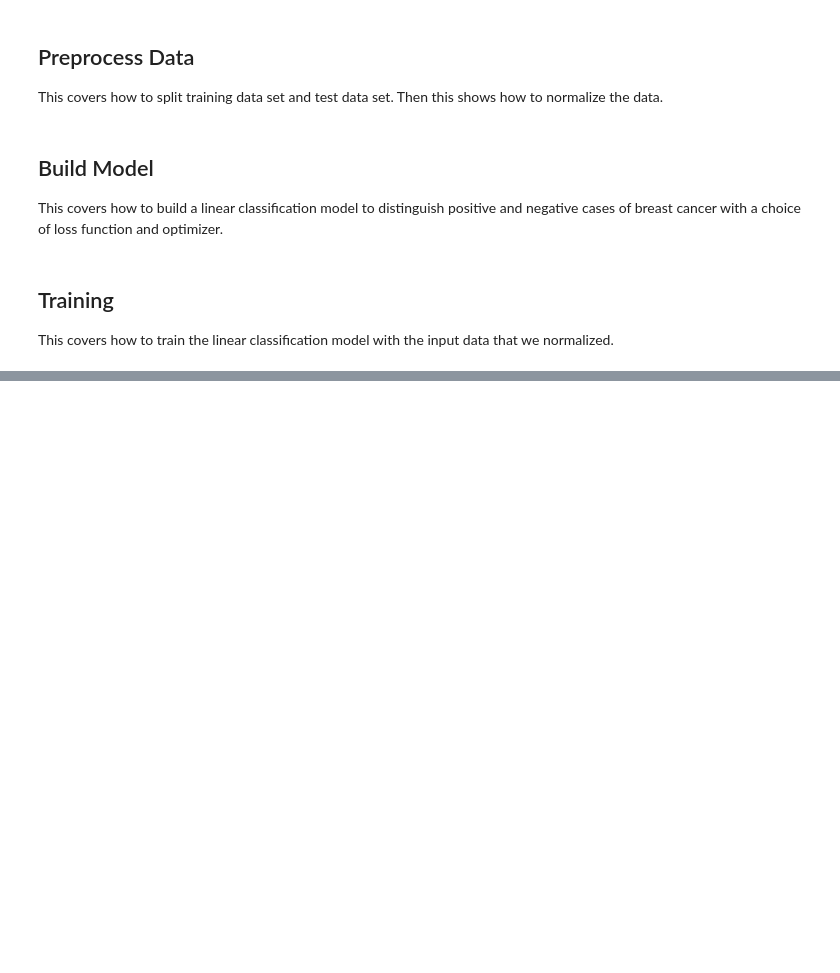
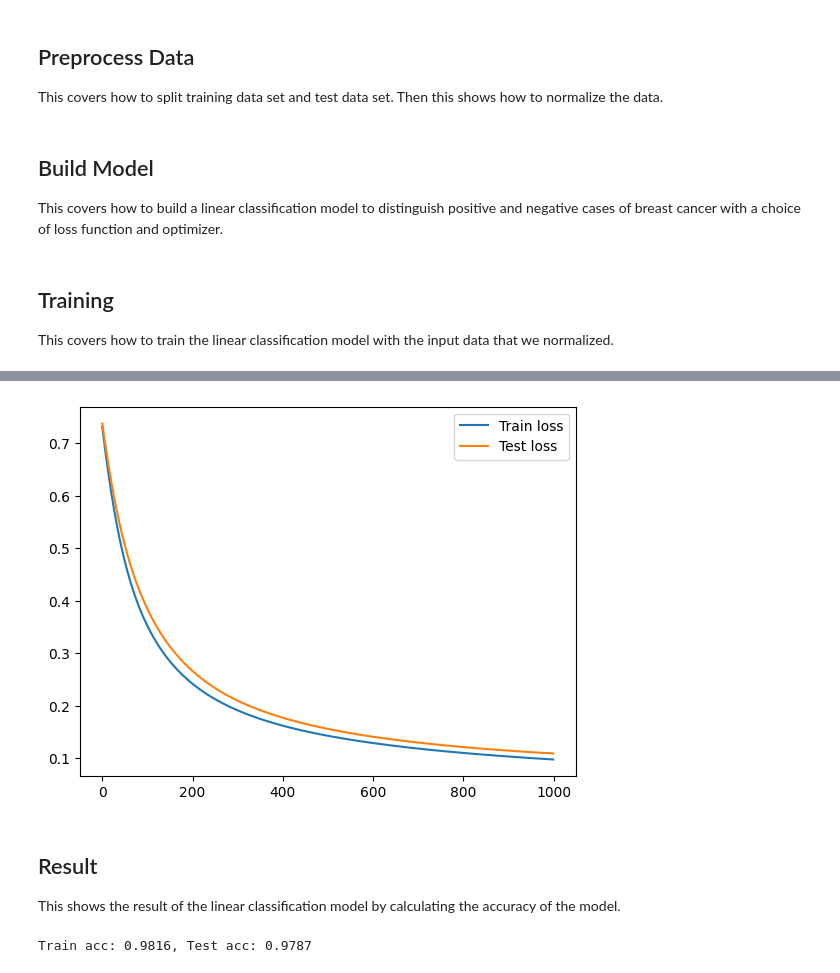
Before and after one commit to yo-resistor/linear_classification_breast_cancer, a Jupyter notebook: breast_cancer.ipynb, the cells around one changed output, grey strips where cells are left out. Drawn from its saved outputs; the diff is of its cells as text; code cells hidden in the pictures; blank space fills up the shorter version.

```diff
--- a/breast_cancer.ipynb
+++ b/breast_cancer.ipynb
@@ -82,9 +82,9 @@ This covers how to split training data set and test data set. Then this shows ho
 from sklearn.model_selection import train_test_split
 
 # split the data into training and test sets
-# training data: 70%
-# test data: 30%
-X_train, X_test, y_train, y_test = train_test_split(data.data, data.target, test_size=0.3)
+# training data: 67%
+# test data: 33%
+X_train, X_test, y_train, y_test = train_test_split(data.data, data.target, test_size=0.33)
 N, D = X_train.shape
 # %%
 # import library for normalization
@@ -173,0 +174,26 @@ Epoch 1000/1000, Train Loss: 0.0704, Test Loss: 0.1374
+# %%
+# plot the train loss and test loss per epoch
+plt.plot(train_losses, label="Train loss")
+plt.plot(test_losses, label="Test loss")
+plt.legend()
+plt.show()
+# %% [output]
+[figure, added]
+# %% [markdown]
+## Result
+This shows the result of the linear classification model by calculating the accuracy of the model.
+# %%
+# calculate accuracies for training and test data outputs
+with torch.no_grad():
+    p_train = model(X_train)
+    p_train = np.round(p_train.numpy())     # round will generate 0 or 1
+    train_acc = np.mean(y_train.numpy() == p_train)
+
+    p_test = model(X_test)
+    p_test = np.round(p_test.numpy())
+    test_acc = np.mean(y_test.numpy() == p_test)
+
+# print out the accuracies
+print(f"Train acc: {train_acc:.4f}, Test acc: {test_acc:.4f}")
+# %% [output]
+Train acc: 0.9816, Test acc: 0.9787
```
Also changed, not shown: parts of 1 cell of this notebook.
